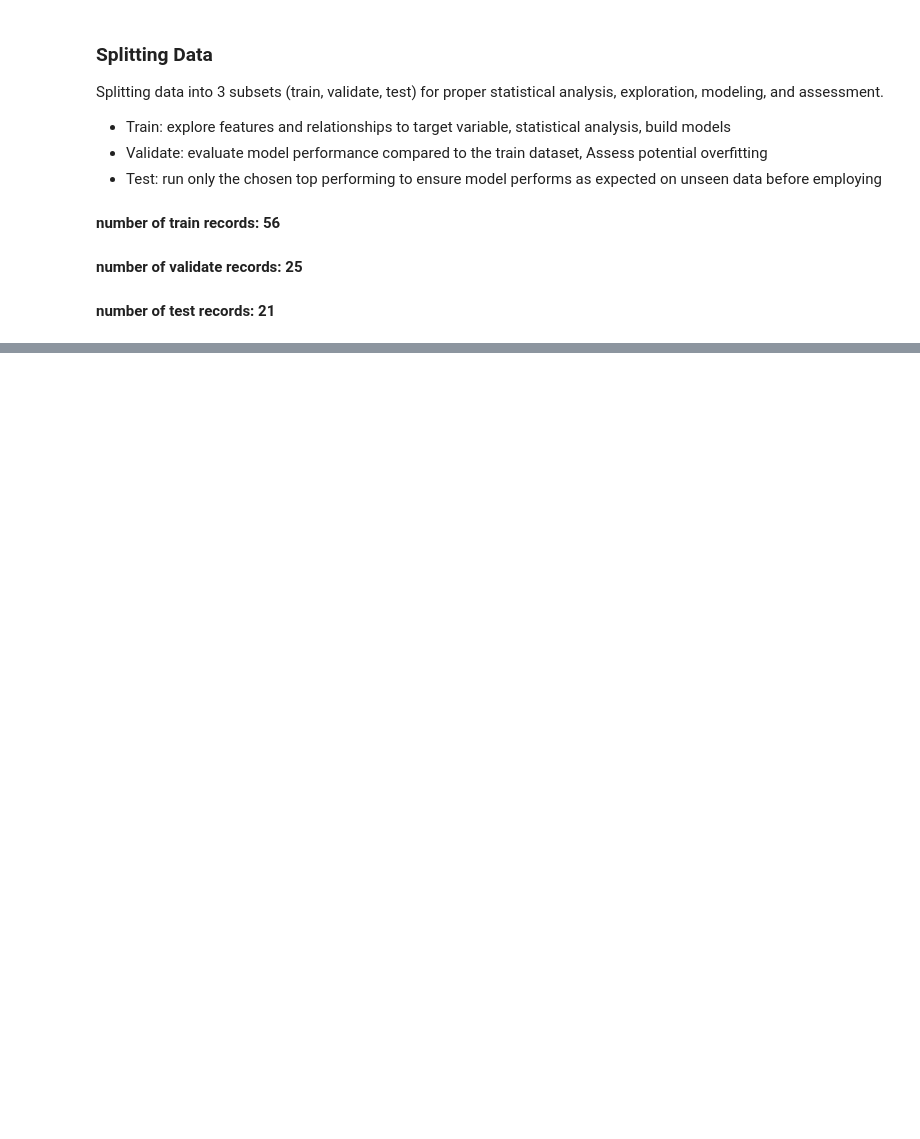
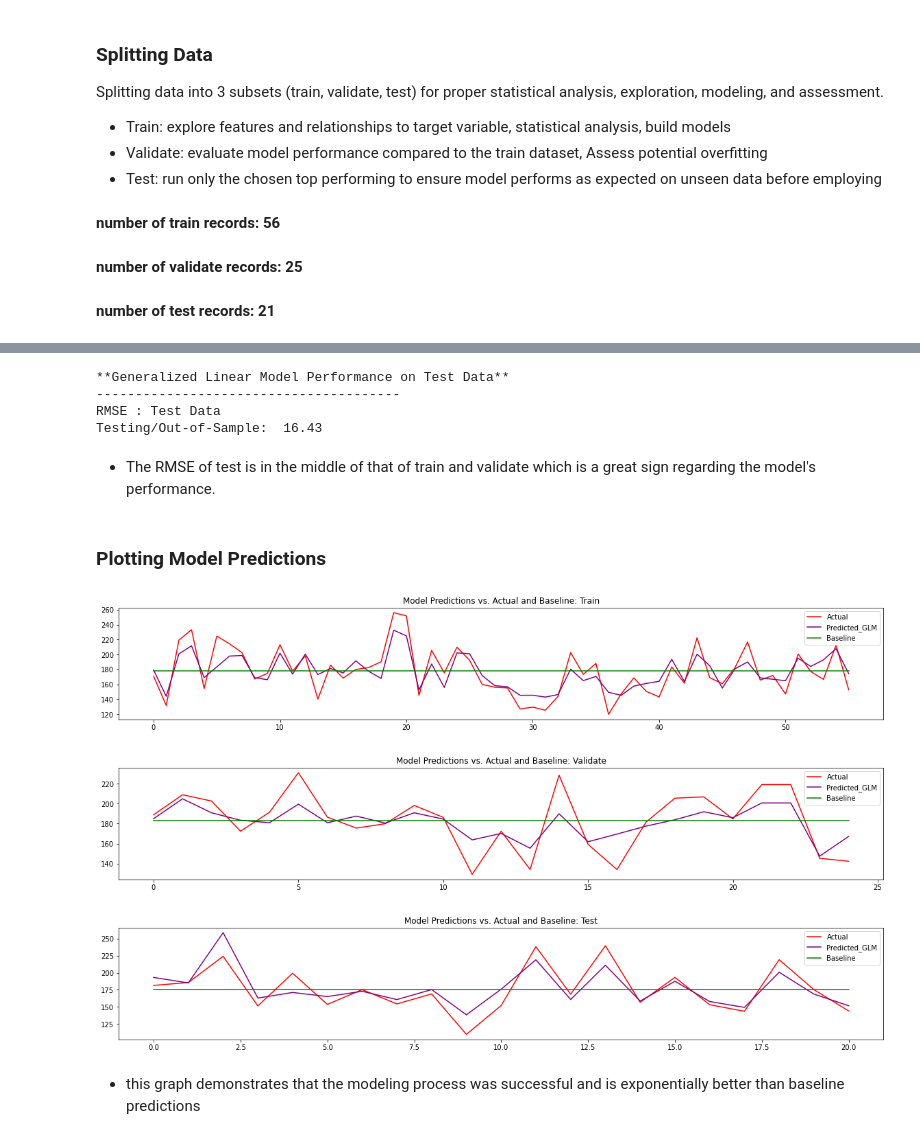
Before and after one commit to mindyshiben/skating_scores_project, a Jupyter notebook: final_report_skating_scores.ipynb, the cells around one changed output, grey strips where cells are left out. Drawn from its saved outputs; the diff is of its cells as text; code cells hidden in the pictures; blank space fills up the shorter version.

```diff
--- a/final_report_skating_scores.ipynb
+++ b/final_report_skating_scores.ipynb
@@ -488,5 +394,5 @@ test = test.drop(columns=['index'])
 # %%
-X_train = train.drop(columns=['free_deductions' , 'short_deductions',  'event_deductions', 'under_rotations', 'downgrades' , 'edge_error', 'suspected_edge_error', 'suspected_rotation_error',
+X_train = train.drop(columns=['combo_no_credit', 'free_deductions' , 'short_deductions',  'event_deductions', 'under_rotations', 'downgrades' , 'edge_error', 'suspected_edge_error', 'suspected_rotation_error',
 'illegal_element' ,'jump_errors_all' ,'jump_errors_costly', 'triple_triple', 'triple_axel', 'skater_name','oly_event_final_place', 'oly_short_score', 'oly_short_elements_score',
                              'oly_short_components_score', 'oly_free_elements_score', 'oly_free_components_score',
                              'oly_free_score', 'oly_event_score', 'top', 'country', 'usa'])
@@ -494,14 +400,14 @@ X_train = train.drop(columns=['free_deductions' , 'short_deductions',  'event_de
 y_train = train[['oly_event_score']]
 # creates dataframe of target variable (y) only
 
-X_validate = validate.drop(columns=['free_deductions' , 'short_deductions',  'event_deductions', 'under_rotations', 'downgrades' , 'edge_error', 'suspected_edge_error', 'suspected_rotation_error',
+X_validate = validate.drop(columns=['combo_no_credit', 'free_deductions' , 'short_deductions',  'event_deductions', 'under_rotations', 'downgrades' , 'edge_error', 'suspected_edge_error', 'suspected_rotation_error',
 'illegal_element' ,'jump_errors_all' ,'jump_errors_costly', 'triple_triple', 'triple_axel', 'skater_name','oly_event_final_place', 'oly_short_score', 'oly_short_elements_score',
                              'oly_short_components_score', 'oly_free_elements_score', 'oly_free_components_score',
                              'oly_free_score', 'oly_event_score','country'])
 y_validate = validate[['oly_event_score']]
 # repeat above for validate set
 
-X_test = test.drop(columns=['free_deductions' , 'short_deductions',  'event_deductions', 'under_rotations', 'downgrades' , 'edge_error', 'suspected_edge_error', 'suspected_rotation_error',
+X_test = test.drop(columns=['combo_no_credit', 'free_deductions' , 'short_deductions',  'event_deductions', 'under_rotations', 'downgrades' , 'edge_error', 'suspected_edge_error', 'suspected_rotation_error',
 'illegal_element' ,'jump_errors_all' ,'jump_errors_costly', 'triple_triple', 'triple_axel', 'skater_name','oly_event_final_place', 'oly_short_score', 'oly_short_elements_score',
                              'oly_short_components_score', 'oly_free_elements_score', 'oly_free_components_score',
                              'oly_free_score', 'oly_event_score', 'country'])
@@ -525,6 +434,7 @@ X_test = pd.DataFrame(X_test)
 y_train['pred_mean'] = y_train.oly_event_score.mean()
 train['pred_mean'] = train.oly_event_score.mean()
 y_validate['pred_mean'] = y_validate.oly_event_score.mean()
+y_test['pred_mean'] = y_test.oly_event_score.mean()
 # calculates mean prior to computing rmse
 
 rmse_train = mean_squared_error(y_train.oly_event_score, y_train.pred_mean)**(1/2)
@@ -603,3 +556,8 @@ rmse_test = mean_squared_error(y_test.oly_event_score, y_test.pred_value_glm)**(
 print("**Generalized Linear Model Performance on Test Data**")
 print("---------------------------------------")
 print("RMSE : Test Data \nTesting/Out-of-Sample: ", round(rmse_test, 2))
+# %% [output]
+**Generalized Linear Model Performance on Test Data**
+---------------------------------------
+RMSE : Test Data
+Testing/Out-of-Sample:  16.43
@@ -608,32 +564,53 @@ test.head()
+# %% [markdown]
+- The RMSE of test is in the middle of that of train and validate which is a great sign regarding the model's performance.
 # %%
 train['predictions'] = glm.predict(X_train)
+validate['predictions'] = glm.predict(X_validate)
+test['predictions'] = glm.predict(X_test)
+#creates columns on dataframes with glm predictions
+# %% [markdown]
+### Plotting Model Predictions
 # %%
+plt.rcParams["figure.figsize"] = (20,3)
 fig, ax1 = plt.subplots()
-# Left Y axis
 ax1.plot(train.oly_event_score, color='red', label='Actual')
 ax1.legend()
 
-# Right Y axis
 ax1.plot(train.predictions , color='purple', label='Predicted_GLM')
 ax1.legend()
 
-# Right Y axis
 ax1.plot(train.pred_mean , color='green', label='Baseline')
 ax1.legend()
-
+plt.title('Model Predictions vs. Actual and Baseline: Train')
 plt.show()
 
 fig, ax2 = plt.subplots()
-# Left Y axis
-ax2.plot(test.oly_event_score, color='red', label='Actual')
+ax2.plot(validate.oly_event_score, color='red', label='Actual')
 ax2.legend()
 
-# Right Y axis
-ax2.plot(test.predictions , color='purple', label='Predicted_GLM')
+ax2.plot(validate.predictions , color='purple', label='Predicted_GLM')
 ax2.legend()
 
-# Right Y axis
-ax2.plot(train.pred_mean , color='green', label='Baseline')
+ax2.plot(y_validate.pred_mean , color='green', label='Baseline')
 ax2.legend()
+plt.title('Model Predictions vs. Actual and Baseline: Validate')
+plt.show()
 
+fig, ax3 = plt.subplots()
+ax3.plot(test.oly_event_score, color='red', label='Actual')
+ax3.legend()
+
+ax3.plot(test.predictions , color='purple', label='Predicted_GLM')
+ax3.legend()
+
+ax3.plot(y_test.pred_mean , color='green', label='Baseline')
+ax3.legend()
+plt.title('Model Predictions vs. Actual and Baseline: Test')
 plt.show()
+#plots baseline, actual, and model predictions of all 3 dataframes
+# %% [output]
+[figure, added]
+[figure, added]
+[figure, added]
+# %% [markdown]
+- this graph demonstrates that the modeling process was successful and is exponentially better than baseline predictions
```
Also changed, not shown: parts of 70 cells of this notebook, 1 other file.
